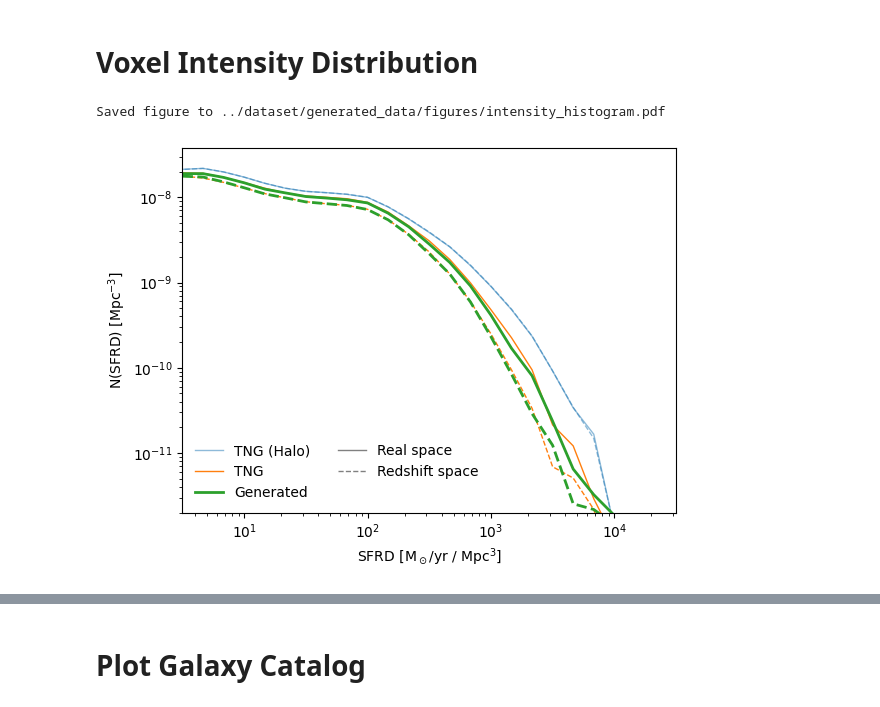
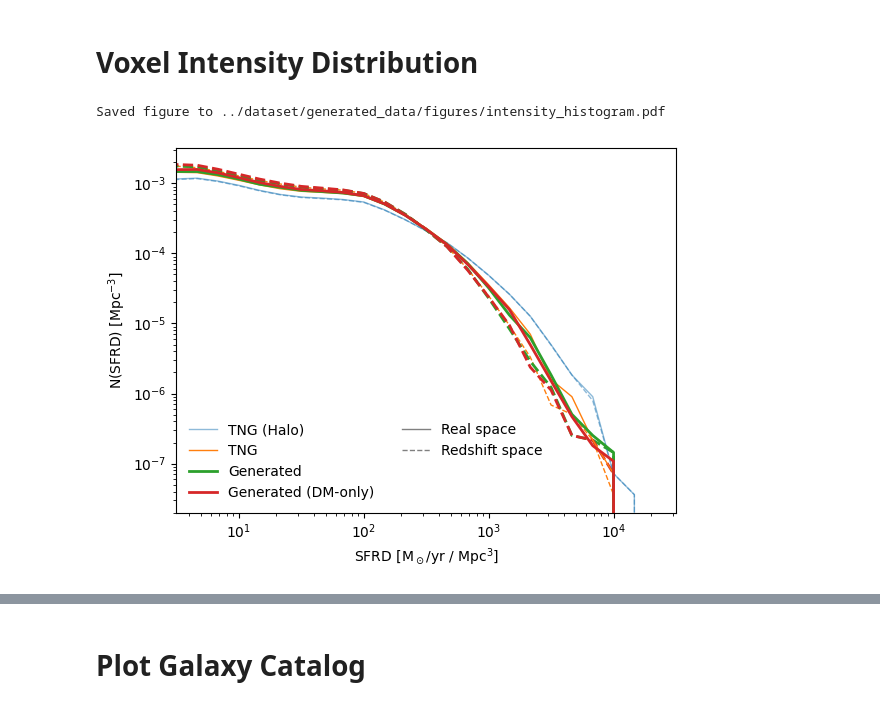
Before and after one commit to knmoriwaki/cosmoglint, a Jupyter notebook: notebooks/plot_data_cube.ipynb, the cells around one changed output, grey strips where cells are left out. Drawn from its saved outputs; the diff is of its cells as text; code cells hidden in the pictures.

```diff
--- a/notebooks/plot_data_cube.ipynb
+++ b/notebooks/plot_data_cube.ipynb
@@ -275,7 +288,7 @@ for data, header in zip(data_rsd_list[:4], header_rsd_list):
     k_rsd_list.append(k_values)
 
 for i in range(len(power_list)):
-    fout = "{}/power_{:d}".format(output_dir, i)
+    fout = "{}/power_{:d}.txt".format(output_dir, i)
     with open(fout, "w") as f:
         for j in range(len(k_list[i])):
             f.write("{:.4e} {:.4e} {:.4e}\n".format(k_list[i][j], power_list[i][j], power_rsd_list[i][j]))
@@ -365,7 +461,7 @@ Saved figure to ../dataset/generated_data/figures/power_spectrum_pinocchio.pdf
 ### Compute power spectrum
 k_list = []
 power_list = []
-for data, header in zip(data_list[:3], header_list):
+for data, header in zip(data_list[:4], header_list):
     boxsize = header["boxsize"] / hlittle # Mpc
     voxel_size = boxsize ** 3 / data.shape[0] / data.shape[1] / data.shape[2]
 
@@ -380,7 +476,7 @@ for data, header in zip(data_list[:3], header_list):
 
 k_rsd_list = []
 power_rsd_list = []
-for data, header in zip(data_rsd_list[:3], header_rsd_list):
+for data, header in zip(data_rsd_list[:4], header_rsd_list):
     boxsize = header["boxsize"] / hlittle
     voxel_size = boxsize ** 3 / data.shape[0] / data.shape[1] / data.shape[2]
 
@@ -394,7 +490,7 @@ for data, header in zip(data_rsd_list[:3], header_rsd_list):
     k_rsd_list.append(k_values)
 
 for i in range(len(power_list)):
-    fout = "{}/power_{:d}_test".format(output_dir, i)
+    fout = "{}/power_{:d}_test.txt".format(output_dir, i)
     with open(fout, "w") as f:
         for j in range(len(k_list[i])):
             f.write("{:.4e} {:.4e} {:.4e}\n".format(k_list[i][j], power_list[i][j], power_rsd_list[i][j]))
@@ -490,46 +726,63 @@ Saved figure to ../dataset/generated_data/figures/cylindrical_power_spectrum_rsd
 [figure]
 # %% [markdown]
 # Voxel Intensity Distribution
+# %%
+def calc_vid(data, boxsize):
+    voxel_size = boxsize**3 / (data.shape[0] * data.shape[1] * data.shape[2])
+    volume = (boxsize / hlittle) **3
+    value = np.log10(data / voxel_size).flatten()
+    hist = np.histogram(value, bins=30, range=(-0.5, 4.5), density=False)
+
+    x = 10 **hist[1][:-1]
+    y = hist[0]/volume
+    return x, y
 # %%
-def plot_vid(data_list, header_list, titles, **kwargs):
-    lw_list = [1, 1, 2]
-    alpha = [0.5, 1, 1, 0.5, 1]
-    for i, (data, header) in enumerate(zip(data_list, header_list)):
-        boxsize = header["boxsize"] # Mpc/h
-        voxel_size = boxsize**3 / (data.shape[0] * data.shape[1] * data.shape[2])
-        volume = (boxsize / hlittle) **3
-        value = np.log10(data / voxel_size).flatten()
-        hist = np.histogram(value, bins=30, range=(-0.5, 4.5), density=True)
-
-        x = 10 **hist[1][:-1]
-        plt.plot(x, hist[0]/volume, label=titles[i], color=colors[i], alpha=alpha[i], lw=lw_list[i], **kwargs)
 #plt.hist(value, range=(1, 3.5), bins=30, weights=np.ones_like(value/volume, histtype="step", label=titles[i])
 
+plt.figure(figsize=(6, 4.5))
+lw_list = [1, 1, 2, 2]
+alpha = [0.5, 1, 1, 1]
 
-plt.figure(figsize=(6, 4.5))
-plot_vid(data_list[:3], header_list, titles)
-plot_vid(data_rsd_list[:3], header_rsd_list, [None]*10, ls="--", zorder=-10)
+for i, (data, header) in enumerate(zip(data_list[:4], header_list[:4])):
+
+    boxsize = header["boxsize"] # Mpc/h
+
+    x, y = calc_vid(data, boxsize)
+    plt.plot(x, y, label=titles[i], color=colors[i], alpha=alpha[i], lw=lw_list[i])
+
+    x, y = calc_vid(data_rsd_list[i], boxsize)
+    plt.plot(x, y, ls="--", zorder=-10, color=colors[i], alpha=alpha[i], lw=lw_list[i])
 
 plt.xlabel(r"${\rm SFRD\ [M_\odot / yr \ / \ Mpc^3}]$")
 plt.ylabel(r"$\rm N(SFRD)\ [Mpc^{-3}]$")
 
 plt.xscale("log")
 plt.yscale("log")
 
 xlim = plt.xlim()
 ylim = plt.ylim()
 xlim = (10**0.5, 10**4.5)
-ylim = (2e-12, ylim[1])
+ylim = (2e-8, ylim[1])
 
 plt.plot([0, 1], [ylim[0]*0.1, ylim[0]*0.1], color="gray", ls="solid", lw=1, label="Real space")
 plt.plot([0, 1], [ylim[0]*0.1, ylim[0]*0.1], color="gray", ls="dashed", lw=1, label="Redshift space")
 plt.xlim(xlim)
 plt.ylim(ylim)
 
-plt.legend(frameon=False, ncol=2)
+ax = plt.gca()
+ax.legend(frameon=False, ncol=2)
+
+leg = ax.get_legend()
+handles = leg.legend_handles
+labels = [t.get_text() for t in leg.get_texts()]
+dummy, = ax.plot([],[],alpha=0)
+handles.append(dummy)
+labels.append("")
+ax.legend(handles, labels, ncol=2, frameon=False)
+
 
 fsave = "{}/intensity_histogram.pdf".format(output_dir)
 my_savefig(fsave)
 # %% [output]
 Saved figure to ../dataset/generated_data/figures/intensity_histogram.pdf
-[figure, old version]
+[figure, new version]
```
Also changed, not shown: parts of 13 cells of this notebook, 3 other files.
